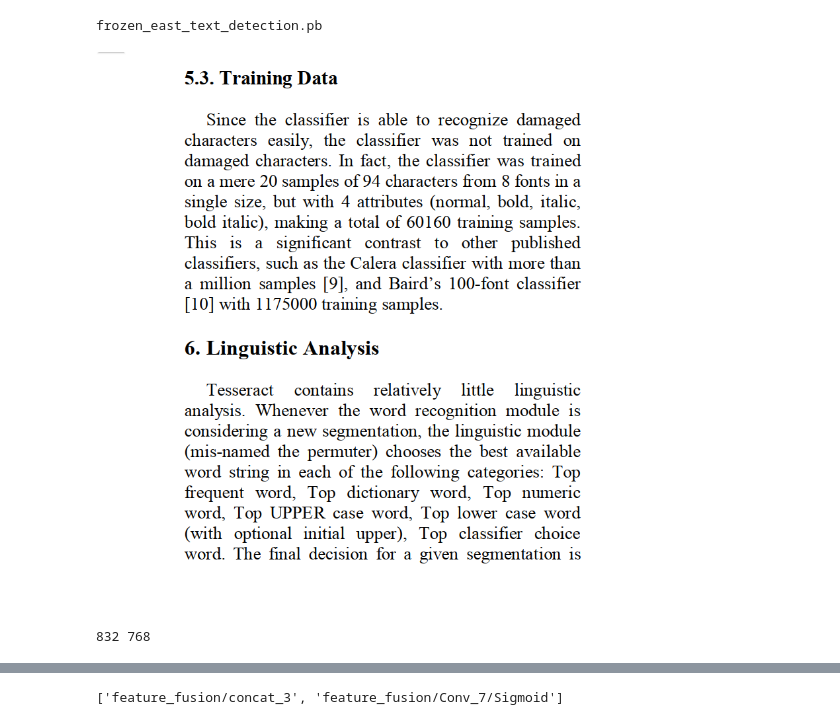
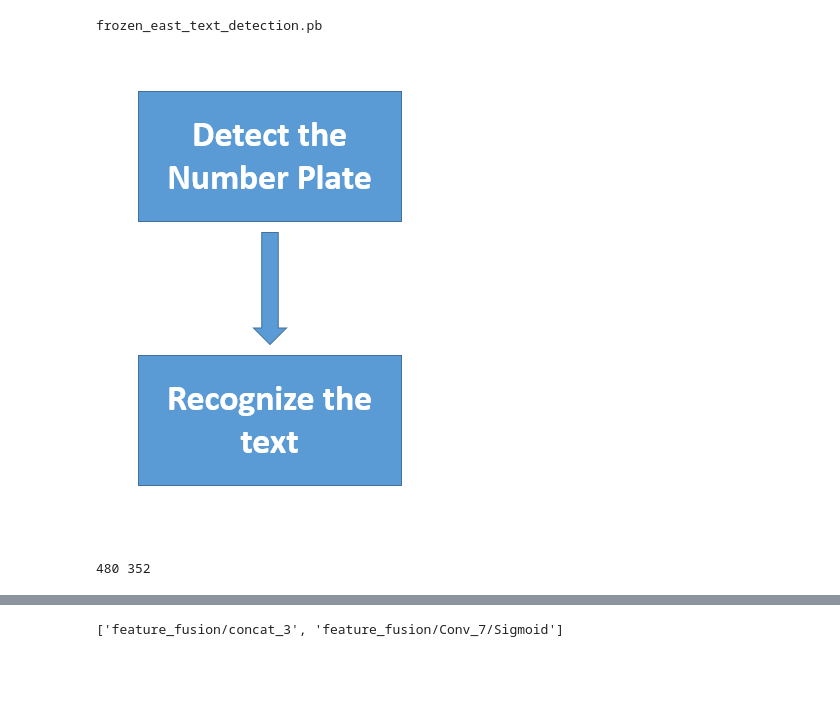
Before and after one commit to Sagar-modelling/EAST-CRNN_OCR, a Jupyter notebook: EAST+CRNN_OCR.ipynb, the cells around one changed output, grey strips where cells are left out. Saved outputs shown, nothing was run; the diff lists cells and outputs as text; code cells hidden in the pictures; blank space fills up the shorter version.

```diff
--- a/EAST+CRNN_OCR.ipynb
+++ b/EAST+CRNN_OCR.ipynb
@@ -39,7 +39,7 @@ Mounted at /content/gdrive
 # %% [output]
 frozen_east_text_detection.pb
 # %%
-img = cv2.imread('/content/skew_normal.png')
+img = cv2.imread('/content/OCR_LNP.png')
 cv2_imshow(img)
 # %% [output]
-[figure, old version]
+[figure, new version]
@@ -52,12 +50,12 @@ model1 = cv2.dnn.readNet('/content/gdrive/MyDrive/crnn.onnx')
 # %%
 # ## Prepare the image
 # use multiple of 32 to set the new img shape
-height, width, _ = thresh.shape
+height, width, _ = img.shape
 new_height = (height//32)*32
 new_width = (width//32)*32
 print(new_height, new_width)
 # %% [output]
-832 768
+480 352
 # %%
 # get the ratio change in width and height
 h_ratio = height/new_height
```
Also changed, not shown: parts of 10 cells of this notebook.
